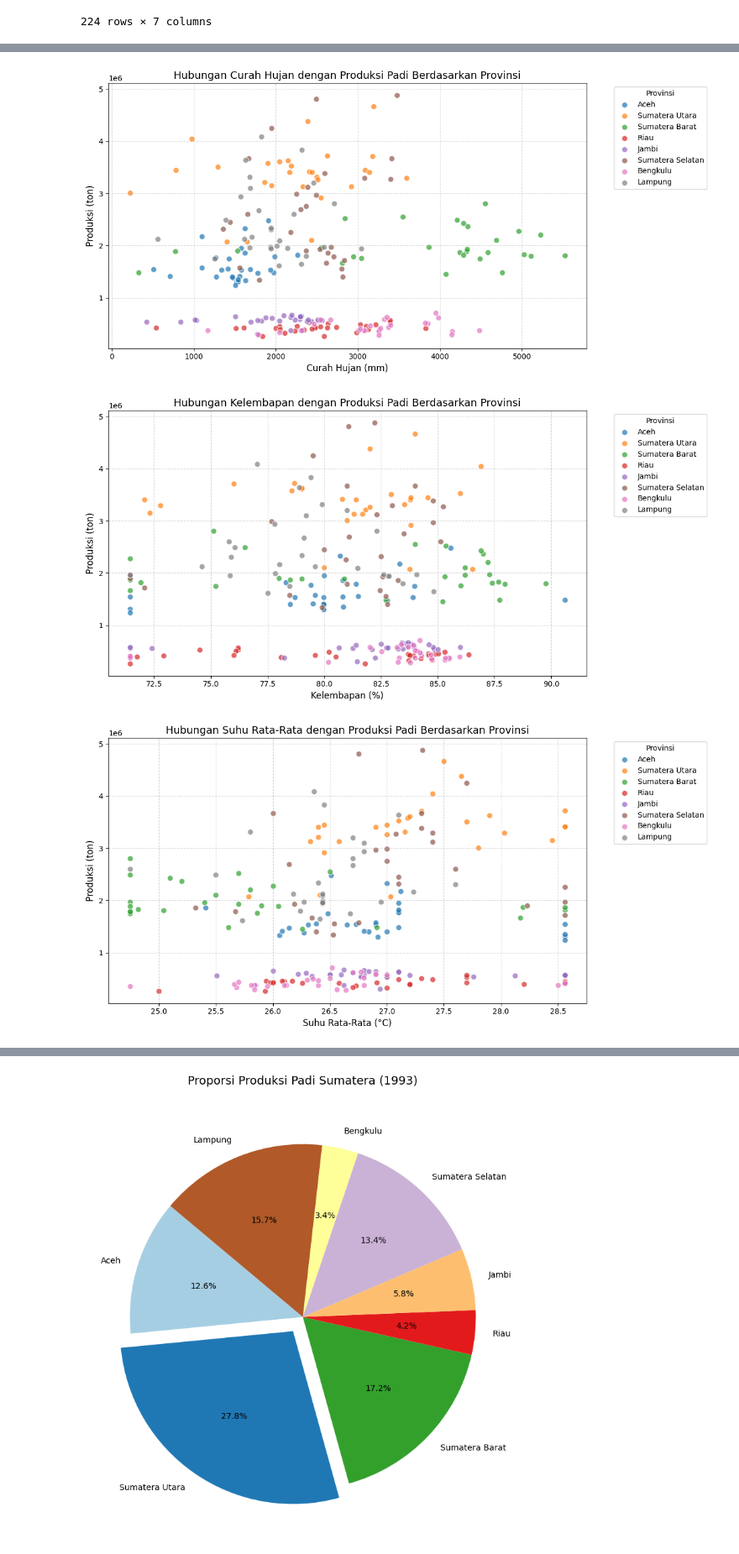
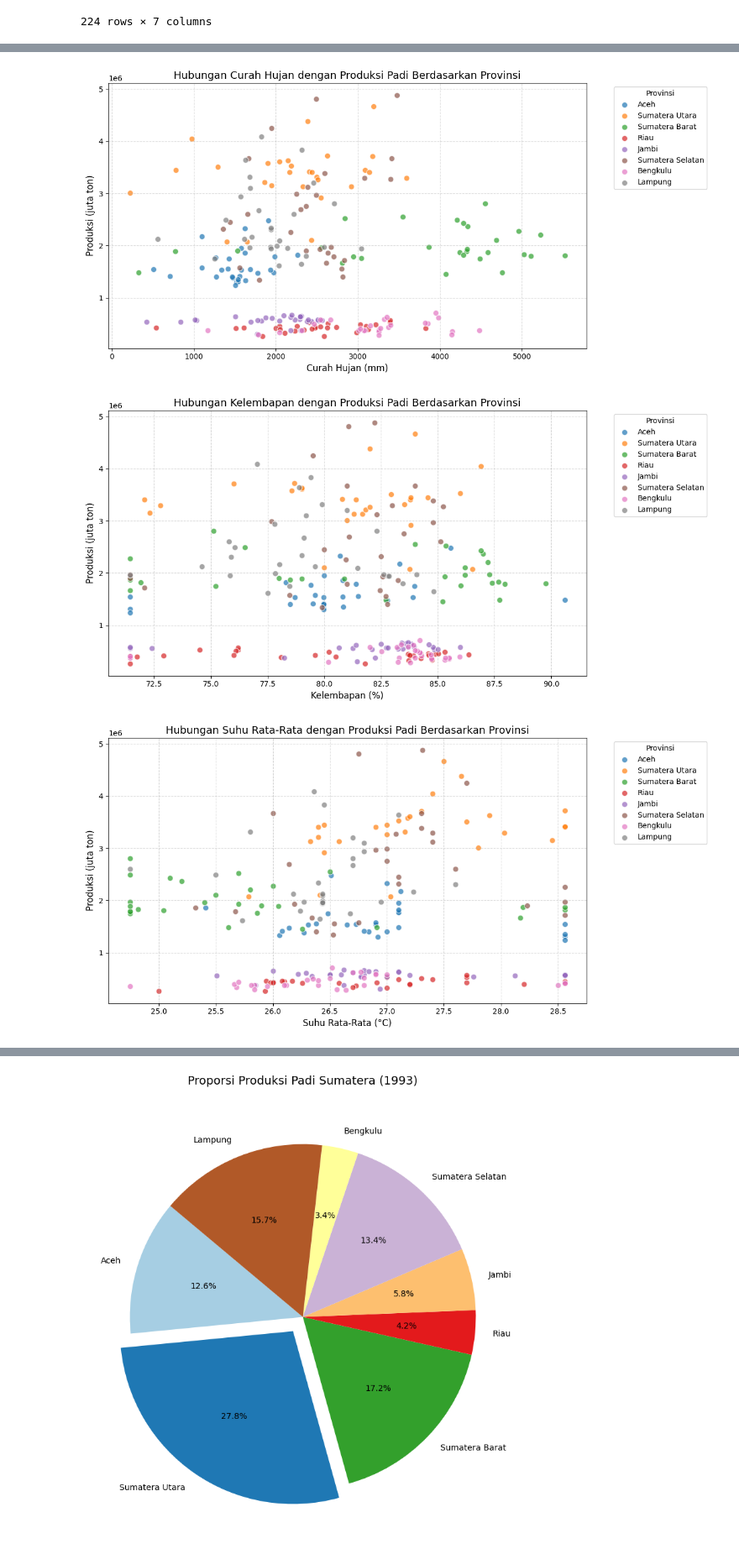
Before and after one commit to MohammadILhamSyahputra/PertanianSumatera, a Jupyter notebook: visualisasi_data.ipynb, the cells around one changed output, grey strips where cells are left out. Shown at 84% size. Drawn from its saved outputs; the diff is of its cells as text; code cells hidden in the pictures.

```diff
--- a/visualisasi_data.ipynb
+++ b/visualisasi_data.ipynb
@@ -78,20 +78,20 @@ plt.show()
 # %%
 plt.figure(figsize=(12, 6))
 for i, prov in enumerate(daftar_provinsi):
     subset = data[data['Provinsi'] == prov]
     plt.scatter(subset['Curah hujan'], subset['Produksi'],
                 alpha=0.7, label=prov, color=colors[i],
                 edgecolors='w', s=60)
 
 plt.title('Hubungan Curah Hujan dengan Produksi Padi Berdasarkan Provinsi', fontsize=14)
 plt.xlabel('Curah Hujan (mm)', fontsize=12)
-plt.ylabel('Produksi (ton)', fontsize=12)
+plt.ylabel('Produksi (juta ton)', fontsize=12)
 plt.legend(title="Provinsi", bbox_to_anchor=(1.05, 1), loc='upper left')
 plt.grid(True, linestyle='--', alpha=0.5)
 plt.tight_layout()
 plt.show()
 # %% [output]
-[figure, old version]
+[figure, new version]
 # %%
 plt.figure(figsize=(12, 6))
 for i, prov in enumerate(daftar_provinsi):
@@ -102,13 +102,13 @@ for i, prov in enumerate(daftar_provinsi):
 
 plt.title('Hubungan Kelembapan dengan Produksi Padi Berdasarkan Provinsi', fontsize=14)
 plt.xlabel('Kelembapan (%)', fontsize=12)
-plt.ylabel('Produksi (ton)', fontsize=12)
+plt.ylabel('Produksi (juta ton)', fontsize=12)
 plt.legend(title="Provinsi", bbox_to_anchor=(1.05, 1), loc='upper left')
 plt.grid(True, linestyle='--', alpha=0.5)
 plt.tight_layout()
 plt.show()
 # %% [output]
-[figure, old version]
+[figure, new version]
 # %%
 plt.figure(figsize=(12, 6))
 for i, prov in enumerate(daftar_provinsi):
@@ -119,13 +119,13 @@ for i, prov in enumerate(daftar_provinsi):
 
 plt.title('Hubungan Suhu Rata-Rata dengan Produksi Padi Berdasarkan Provinsi', fontsize=14)
 plt.xlabel('Suhu Rata-Rata (°C)', fontsize=12)
-plt.ylabel('Produksi (ton)', fontsize=12)
+plt.ylabel('Produksi (juta ton)', fontsize=12)
 plt.legend(title="Provinsi", bbox_to_anchor=(1.05, 1), loc='upper left')
 plt.grid(True, linestyle='--', alpha=0.5)
 plt.tight_layout()
 plt.show()
 # %% [output]
-[figure, old version]
+[figure, new version]
 # %%
 plt.figure(figsize=(10, 6))
 plt.hist(data['Produksi'], bins=20, edgecolor='black', alpha=0.7, color='skyblue')
```
Also changed, not shown: parts of 6 cells of this notebook, 14 other files.
